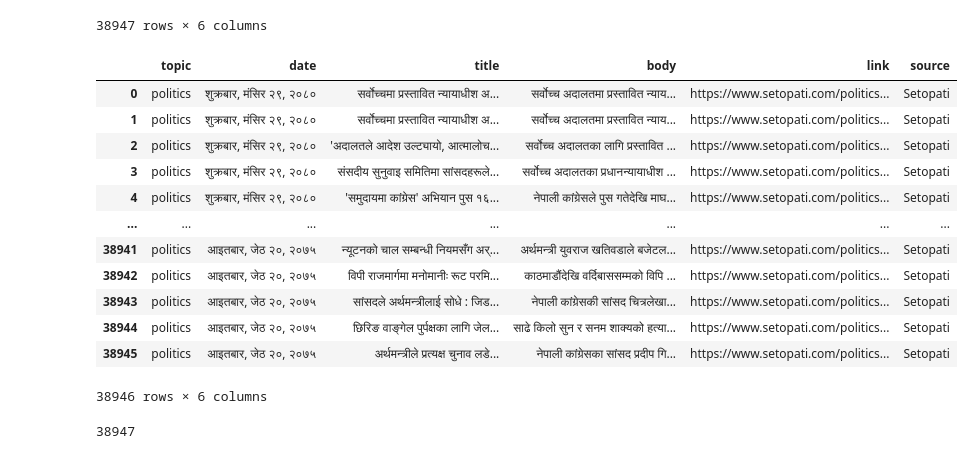
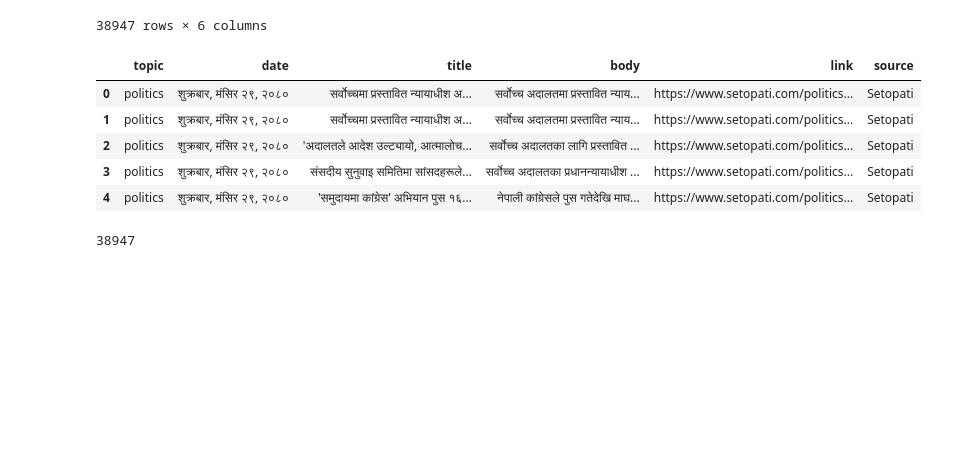
Before and after one commit to adh-aashish/topic_modeling, a Jupyter notebook: notebook/lda_political_news.ipynb, the cells around one changed output. Drawn from its saved outputs; the diff is of its cells as text; code cells hidden in the pictures; blank space fills up the shorter version.

```diff
--- a/notebook/lda_political_news.ipynb
+++ b/notebook/lda_political_news.ipynb
@@ -25,21 +25,14 @@ df
 | 38946 | politics | आइतबार, जेठ २०, २०७५ | यी हुन् आजका मन्त्रिपरिषद् बैठकका... | बहुपक्षीय प्राविधिक तथा आर्थिक सह... | https://www.setopati.com/politics... | Setopati |
 38947 rows × 6 columns
 # %%
-df.head(-1)
+df.head(5)
 # %% [output]
 |  | topic | date | title | body | link | source |
 | 0 | politics | शुक्रबार, मंसिर २९, २०८० | सर्वोच्चमा प्रस्तावित न्यायाधीश अ... | सर्वोच्च अदालतमा प्रस्तावित न्याय... | https://www.setopati.com/politics... | Setopati |
 | 1 | politics | शुक्रबार, मंसिर २९, २०८० | सर्वोच्चमा प्रस्तावित न्यायाधीश अ... | सर्वोच्च अदालतमा प्रस्तावित न्याय... | https://www.setopati.com/politics... | Setopati |
 | 2 | politics | शुक्रबार, मंसिर २९, २०८० | 'अदालतले आदेश उल्ट्यायो, आत्मालोच... | सर्वोच्च अदालतका लागि प्रस्तावित ... | https://www.setopati.com/politics... | Setopati |
 | 3 | politics | शुक्रबार, मंसिर २९, २०८० | संसदीय सुनुवाइ समितिमा सांसदहरूले... | सर्वोच्च अदालतका प्रधानन्यायाधीश ... | https://www.setopati.com/politics... | Setopati |
 | 4 | politics | शुक्रबार, मंसिर २९, २०८० | 'समुदायमा कांग्रेस' अभियान पुस १६... | नेपाली कांग्रेसले पुस गतेदेखि माघ... | https://www.setopati.com/politics... | Setopati |
-| ... | ... | ... | ... | ... | ... | ... |
-| 38941 | politics | आइतबार, जेठ २०, २०७५ | न्यूटनको चाल सम्बन्धी नियमसँग अर्... | अर्थमन्त्री युवराज खतिवडाले बजेटल... | https://www.setopati.com/politics... | Setopati |
-| 38942 | politics | आइतबार, जेठ २०, २०७५ | विपी राजमार्गमा मनोमानीः रूट परमि... | काठमाडौंदेखि वर्दिबाससम्मको विपि ... | https://www.setopati.com/politics... | Setopati |
-| 38943 | politics | आइतबार, जेठ २०, २०७५ | सांसदले अर्थमन्त्रीलाई सोधे : जिड... | नेपाली कांग्रेसकी सांसद चित्रलेखा... | https://www.setopati.com/politics... | Setopati |
-| 38944 | politics | आइतबार, जेठ २०, २०७५ | छिरिङ वाङ्गेल पुर्पक्षका लागि जेल... | साढे किलो सुन र सनम शाक्यको हत्या... | https://www.setopati.com/politics... | Setopati |
-| 38945 | politics | आइतबार, जेठ २०, २०७५ | अर्थमन्त्रीले प्रत्यक्ष चुनाव लडे... | नेपाली कांग्रेसका सांसद प्रदीप गि... | https://www.setopati.com/politics... | Setopati |
-38946 rows × 6 columns
 # %%
 df.shape[0]
 # %% [output]
```
Also changed, not shown: 2 other files.
